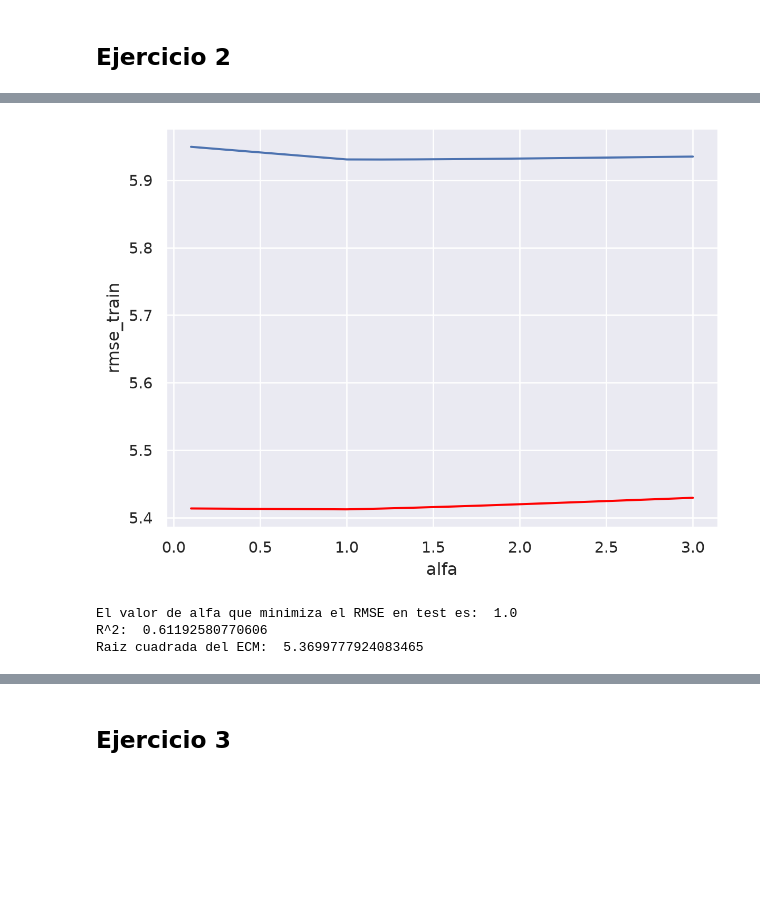
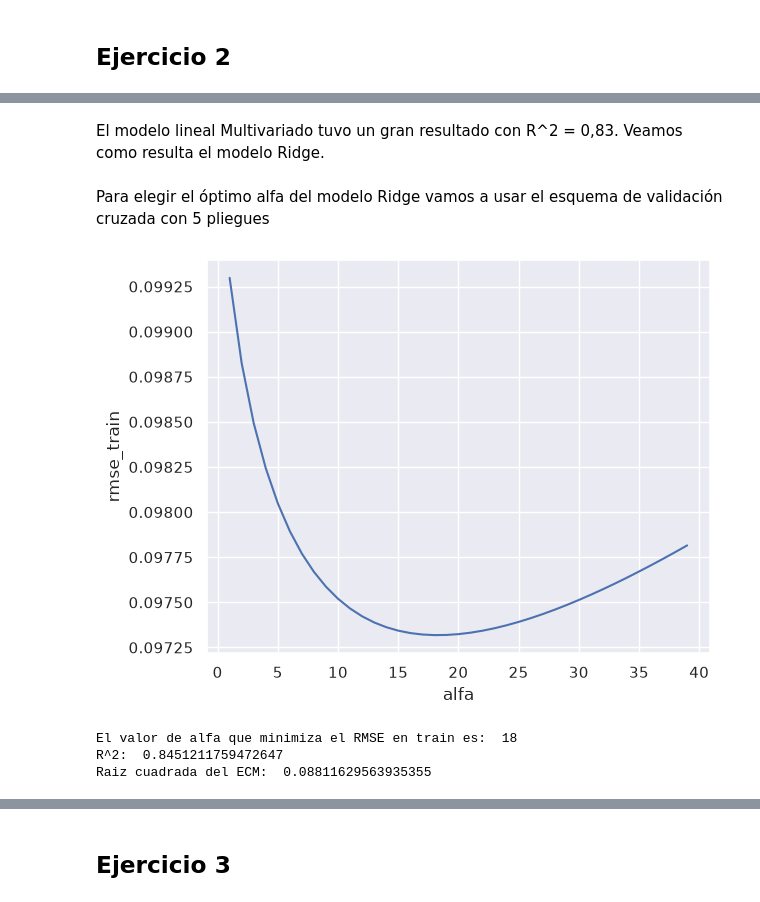
Before and after one commit to vinpalonsky/tp-labo-de-datos, a Jupyter notebook: vincenzo_palonsky-azul_soldani-francisco_amato.ipynb, the cells around one changed output, grey strips where cells are left out. Cells and saved outputs as stored; diff of their text form; code cells hidden in the pictures; blank space fills up the shorter version.

```diff
--- a/vincenzo_palonsky-azul_soldani-francisco_amato.ipynb
+++ b/vincenzo_palonsky-azul_soldani-francisco_amato.ipynb
@@ -324,0 +358,3 @@ df_selecciones.head()
+# %%
+df_keeper_promedio = df_keeper.groupby("seleccion").mean().reset_index()
+df_jugadores_promedio = df_jugadores.groupby("seleccion").mean().reset_index()
@@ -749,29 +826,59 @@ for alfa in alfas:
+# %% [markdown]
+El modelo lineal Multivariado tuvo un gran resultado con R^2 = 0,83. Veamos como resulta el modelo Ridge.
+# %% [markdown]
+Para elegir el óptimo alfa del modelo Ridge vamos a usar el esquema de validación cruzada con 5 pliegues
+# %%
+# Probamos con alfa entre 1 y 40, y 5 pliegues de validación cruzada
+alfas = [i for i in range(1, 40)]
+splits = 5
+
+# Vamos a guardar los errores de entrenamiento de los distintos alfas
+rmse_train_mean = {}
+intercepts = {}
+
+# Para cada alfa, creamos un modelo Ridge y hacemos validación cruzada
+# Luego, guardamos el error de entrenamiento promedio en rmse_train
+for alfa in alfas:
+	cv = KFold(n_splits=splits, random_state=random_state, shuffle=True)
+	ridge = Ridge(alpha=alfa)
+	rmse_train = np.zeros(cv.get_n_splits())
+	ind = 0
+
+	# En cada pliegue entrenamos el modelo y calculamos el RMSE en el conjunto de validación
+	for train_index, val_index in cv.split(X_train):
+		X_train2, X_val, y_train2, y_val = X_train.iloc[train_index], X_train.iloc[val_index], y_train.iloc[train_index], y_train.iloc[val_index]
+		ridge.fit(X_train2, y_train2)
+		rmse_train[ind] = root_mean_squared_error(y_val, ridge.predict(X_val))
+		ind += 1
+
+	# Guardamos el promedio de errores para el alfa actual
+	rmse_train_mean[alfa] =  rmse_train.mean()
+	intercepts[alfa] = ridge.intercept_
 # %%
 # Convertimos a DataFrame para graficar
 data = pd.DataFrame(
     {
-        "rmse_train": rmse_train,
-        "rmse_test": rmse_test,
-        "intercept": intercept,
+        "rmse_train": rmse_train_mean,
     }
 ).reset_index(names="alfa")
 
 # Graficamos los residuos en función de alfa
 (
     so.Plot(data = data, x= "alfa")
     .add(so.Line(), y = "rmse_train")
-    .add(so.Line(color = "red"), y = "rmse_test")
+	.show()
 )
+
+# Nos quedamos con el alfa que minimiza el RMSE en train
+alpha = data["alfa"][(data["rmse_train"]).idxmin()]
+print("El valor de alfa que minimiza el RMSE en train es: ", alpha)
+
+# Creamos el modelo final con el alfa óptimo y evaluamos su desempeño en el conjunto de test
+ridge = Ridge(alpha=alpha)
+evaluacion_modelo_final(ridge, X_train, y_train, X_test, y_test)
+predicciones_tiempo = ridge.predict(X)
 # %% [output]
-[figure, old version]
+[figure, new version]
+El valor de alfa que minimiza el RMSE en train es:  18
+R^2:  0.8451211759472647
+Raiz cuadrada del ECM:  0.08811629563935355
-# %%
-alpha = data["alfa"][(data["rmse_test"]+data["rmse_train"]).idxmin()]
-print("El valor de alfa que minimiza el RMSE en test es: ", alpha)
-
-ridge = Ridge(alpha=alpha)
-evaluacion_modelo_final(ridge, X_train, y_train, X_test, y_test)
-predicciones_tiempo = ridge.predict(X)
-# %% [output]
-El valor de alfa que minimiza el RMSE en test es:  1.0
-R^2:  0.61192580770606
-Raiz cuadrada del ECM:  5.3699777924083465
```
Also changed, not shown: parts of 101 cells of this notebook, 2 other files.
